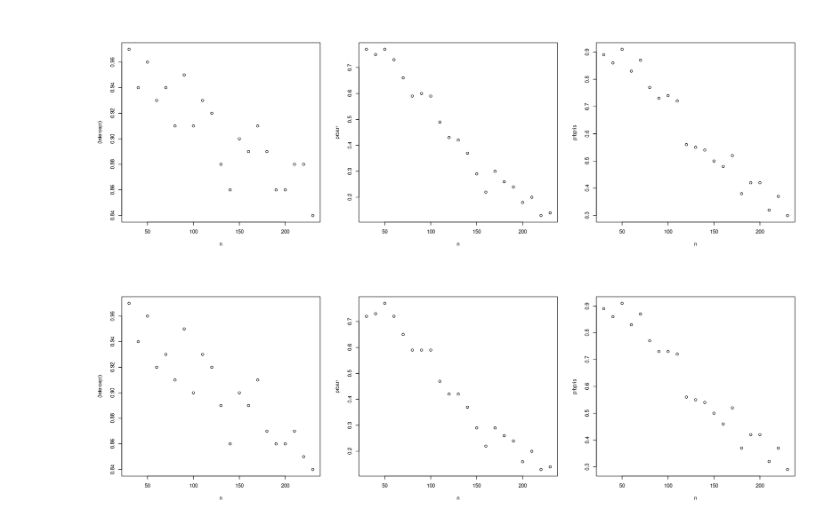
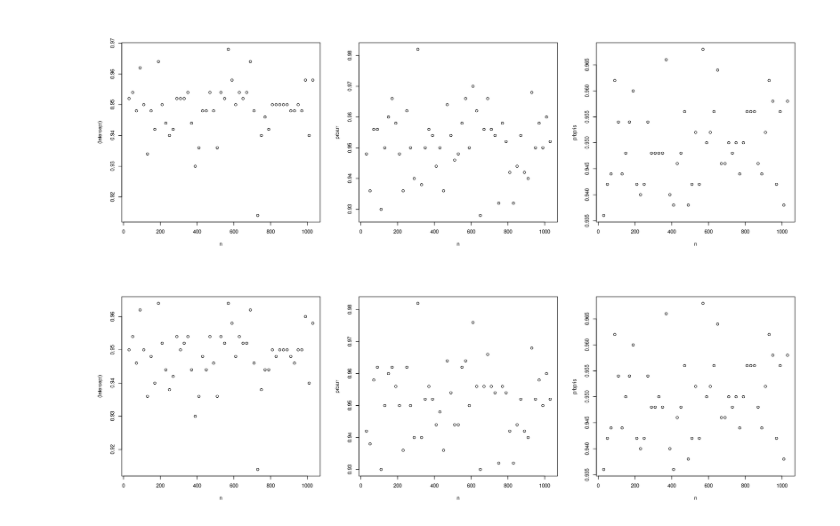
Before and after one commit to HenningAthor/SV_Crimes, a Jupyter notebook: Henning/sim_exercise.ipynb, the cells around one changed output. Saved outputs shown, nothing was run; the diff lists cells and outputs as text; code cells hidden in the pictures.

```diff
--- a/Henning/sim_exercise.ipynb
+++ b/Henning/sim_exercise.ipynb
@@ -161,22 +79 @@ A data.frame: 16 × 2
-# %%
-eval_coefficients <- function(coe, r_conf, my_conf){
-    r_conf_hits = rep(0, length.out=nrow(coe))
-    my_conf_hits = rep(0, length.out=nrow(coe))
-
-    for (i in 1:ncol(coe)){
-        for (j in 1:nrow(coe)){
-            if ((coe[j, i] > r_conf[j, 1]) && (coe[j,i] < r_conf[j, 2])){
-                r_conf_hits[j] <- r_conf_hits[j] + 1
-            }
-            if ((coe[j, i] > my_conf[j, 1]) && (coe[j,i] < my_conf[j, 2])){
-                my_conf_hits[j] <- my_conf_hits[j] + 1
-            }
-        }
-    }
-
-    r_conf_hits <- r_conf_hits/ncol(coe)
-    my_conf_hits <- my_conf_hits/ncol(coe)
-
-    return(list(r_conf_hits, my_conf_hits))
-}
 # %%
@@ -280,12 +147,16 @@ eval_m_intervals <- function(true_coef, my_m_intervals, r_m_intervals){
     return(list(my_conf_hits, r_conf_hits))
 }
 # %%
-experiment = function(data, true_model, model, n_start, increase, num_times, m){
+experiment = function(data, n_start, increase, num_times, m){
+    des_matrix = rnd_design_matrix(data, n_start) # create first design matrix
+
+    # learn true model with the true design matrix
+    true_model = glm(crimes~1+prbarr+prbpris, data=des_matrix, family=poisson(link="log"))
     true_mu = predict(true_model, type="response")
     true_coef = data.frame(coefficients=coef(true_model))
 
     # first iteration
-    des_matrix = rnd_design_matrix(crimes, n_start)
+    # simulate observations and compare with true values
     intervals = get_m_intervals(m, des_matrix, true_mu)
     my_conf = intervals[[1]]
     r_conf = intervals[[2]]
@@ -303,6 +174,13 @@ experiment = function(data, true_model, model, n_start, increase, num_times, m){
 
     for (n in 1:num_times-1){
         des_matrix = add_to_design_matrix(des_matrix, crimes, increase)
+
+        # learn true model with the true design matrix
+        true_model = glm(crimes~1+prbarr+prbpris, data=des_matrix, family=poisson(link="log"))
+        true_mu = predict(true_model, type="response")
+        true_coef = data.frame(coefficients=coef(true_model))
+
+        # simulate observations and compare with true values
         intervals = get_m_intervals(m, des_matrix, true_mu)
         my_conf = intervals[[1]]
         r_conf = intervals[[2]]
@@ -314,8 +192,6 @@ experiment = function(data, true_model, model, n_start, increase, num_times, m){
         colnames(temp_r_res) = c(nrow(des_matrix))
         colnames(temp_my_res) = c(nrow(des_matrix))
 
-        # colnames(temp_res) = c(paste(as.character(n_start + n*increase)," r_hits"), paste(as.character(n_start + n*increase)," my_hits"))
-
         r_res = cbind(r_res, temp_r_res)
         my_res = cbind(my_res, temp_my_res)
     }
@@ -323,29 +199,26 @@ experiment = function(data, true_model, model, n_start, increase, num_times, m){
     return(list(r_res, my_res))
 }
 # %%
-
-true_model = glm(crimes ~ 1+prbarr+prbpris, data=crimes, family=poisson(link="log"))
-
-res = experiment(crimes, true_model, model, 30, 10, 20, 100)
+res = experiment(crimes, 30, 20, 50, 500)
 r_res = res[[1]]
 my_res = res[[2]]
 
 r_res = rbind(as.numeric(colnames(r_res)), r_res)
 my_res = rbind(as.numeric(colnames(my_res)), my_res)
 
 r_res = t(r_res)
 my_res = t(my_res)
 
 options(repr.plot.width = 15, repr.plot.height = 5)
 par(mfrow=c(1,3))
 
 plot(r_res[, 1], r_res[, 2], xlab="n", ylab="(Intercept)")
 plot(r_res[, 1], r_res[, 3], xlab="n", ylab="prbarr")
 plot(r_res[, 1], r_res[, 4], xlab="n", ylab="prbpris")
 
 plot(my_res[, 1], my_res[, 2], xlab="n", ylab="(Intercept)")
 plot(my_res[, 1], my_res[, 3], xlab="n", ylab="prbarr")
 plot(my_res[, 1], my_res[, 4], xlab="n", ylab="prbpris")
 # %% [output]
-[figure, old version]
+[figure, new version]
-[figure, old version]
+[figure, new version]
```
Also changed, not shown: parts of 9 cells of this notebook, 1 other file.
